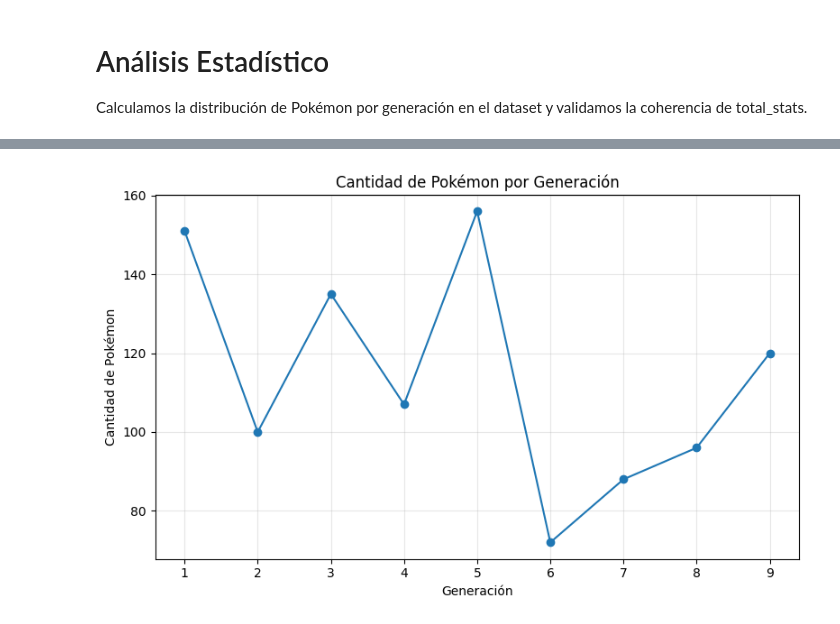
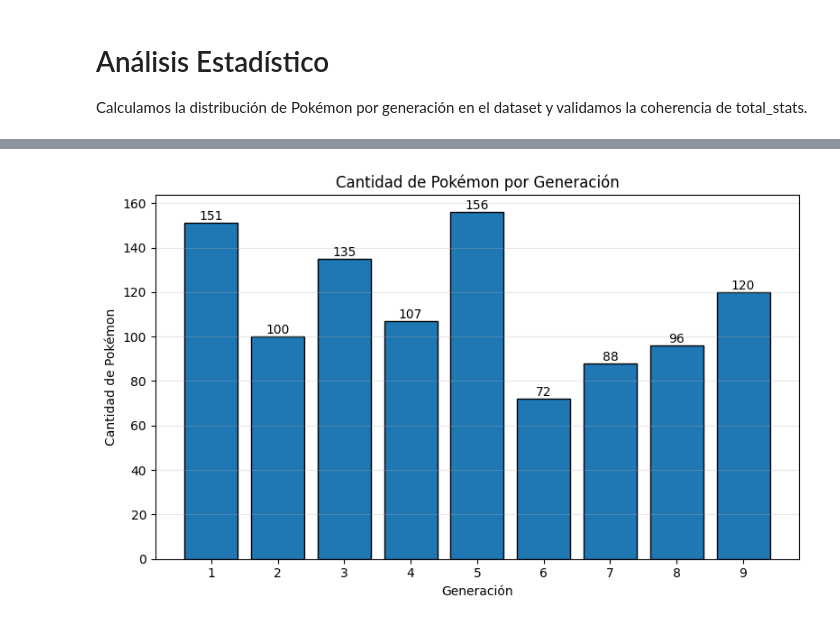
Before and after one commit to Amin-117/trabajo-practico-n-1-big-data, a Jupyter notebook: main.numpy.ipynb, the cells around one changed output, grey strips where cells are left out. Cells and saved outputs as stored; diff of their text form; code cells hidden in the pictures.

```diff
--- a/main.numpy.ipynb
+++ b/main.numpy.ipynb
@@ -132,47 +144,99 @@ Generamos el plot de cantidad de Pokémon por generación y el histograma de pod
 # =================================================================
 import matplotlib.pyplot as plt
 
 def generar_graficos_tp(dataframe, x_gen, y_gen):
-    # 1. Gráfico de Líneas (Generaciones)
+    # 1. Gráfico de Barras Verticales (Generaciones)
     plt.figure(figsize=(8, 5))
-    plt.plot(x_gen, y_gen, marker="o", linestyle="-", color="tab:blue")
+    x_labels = [str(g) for g in x_gen]
+    bars = plt.bar(x_labels, y_gen, color="tab:blue", edgecolor="black")
     plt.xlabel("Generación")
     plt.ylabel("Cantidad de Pokémon")
     plt.title("Cantidad de Pokémon por Generación")
-    plt.grid(alpha=0.3)
+    plt.grid(alpha=0.3, axis="y")
+    # Etiquetas de valor encima de cada barra
+    for bar in bars:
+        height = bar.get_height()
+        plt.text(bar.get_x() + bar.get_width()/2., height,
+                f'{int(height)}', ha='center', va='bottom', fontsize=10)
     plt.tight_layout()
     plt.savefig("grafico_generaciones.png")
     plt.show()
 
     # 2. Histograma (Poder Total)
     plt.figure(figsize=(8, 5))
     plt.hist(dataframe["total_stats"].dropna(), bins=20, color="skyblue", edgecolor="black")
     plt.xlabel("Poder Total")
     plt.ylabel("Cantidad de Pokémon")
     plt.title("Distribución del Poder Total")
     plt.grid(alpha=0.3)
     plt.tight_layout()
     plt.savefig("histograma_poder.png")
     plt.show()
 
-    # 3. Gráfico de Torta (Tipo Único vs Dual)
-    # Verificamos si existe la columna, si no, la creamos al vuelo
-    if "es_dual" not in dataframe.columns:
-        dataframe["es_dual"] = dataframe["type2"].notna()
+    # 3. Barras Horizontales Apiladas (Tipo Único vs Dual por Generación)
+    # Preparar datos por generación
+    stacked_data = dataframe.groupby("generation_number")["es_dual"].value_counts().unstack(fill_value=0)
+    stacked_data = stacked_data.reindex(sorted(stacked_data.index), fill_value=0)
+    stacked_data.columns = ["Único", "Dual"]
 
-    proportions = dataframe["es_dual"].value_counts(normalize=True)
-
-    plt.figure(figsize=(6, 6))
-    plt.pie(proportions, labels=["Único", "Dual"], autopct="%1.1f%%",
-            startangle=90, colors=["#66c2a5", "#fc8d62"])
-    plt.title("Proporción de Pokémon Tipo Único vs Dual")
-    plt.axis("equal")
+    plt.figure(figsize=(8, 6))
+    stacked_data.plot(kind="barh", stacked=True, color=["#66c2a5", "#fc8d62"], edgecolor="black")
+    plt.xlabel("Cantidad de Pokémon")
+    plt.ylabel("Generación")
+    plt.title("Tipo Único vs Dual por Generación")
+    plt.legend(title="Tipo", loc="lower right")
+    plt.grid(alpha=0.3, axis="x")
     plt.tight_layout()
-    plt.savefig("pie_tipos.png")
+    plt.savefig("barras_apiladas_tipos.png")
     plt.show()
 
 # EJECUCIÓN ÚNICA
-# Asegurate de pasar 'df' (tu dataframe) y los valores de generación
 generar_graficos_tp(df, values, counts)
+
+# =================================================================
+# SECCIÓN: VISUALIZACIÓN AVANZADA
+# =================================================================
+import seaborn as sns
+
+# 1. Gráfico de Barras: Promedio de Poder Total por Generación
+plt.figure(figsize=(10, 6))
+avg_power = df.groupby("generation_number")["total_stats"].mean().reset_index()
+avg_power = avg_power.sort_values("generation_number")
+
+# Usar paleta degradada
+colors = sns.color_palette("viridis", n_colors=len(avg_power))
+bars = plt.bar(avg_power["generation_number"].astype(str), avg_power["total_stats"], color=colors, edgecolor="black")
+
+# Añadir valores con dos decimales
+for bar in bars:
+    height = bar.get_height()
+    plt.text(bar.get_x() + bar.get_width()/2., height + 1,
+            f'{height:.2f}', ha='center', va='bottom', fontsize=10, fontweight="bold")
+
+plt.xlabel("Generación", fontsize=12)
+plt.ylabel("Promedio de Poder Total", fontsize=12)
+plt.title("Power Creep: Promedio de Poder Total por Generación", fontsize=14, fontweight="bold")
+plt.grid(alpha=0.3, axis="y")
+plt.ylim(0, max(avg_power["total_stats"]) * 1.15)
+plt.tight_layout()
+plt.savefig("promedio_poder_generacion.png")
+plt.show()
+
+# 2. Mapa de Calor (Heatmap): Frecuencia de Combinaciones de Tipos
+# Filtrar solo Pokémon con dos tipos
+df_dual = df[df["type_2"].notna() & (df["type_2"].astype(str).str.lower() != "nan")].copy()
+
+# Crear matriz de frecuencia
+type_matrix = pd.crosstab(df_dual["type_1"], df_dual["type_2"])
+
+plt.figure(figsize=(14, 10))
+sns.heatmap(type_matrix, cmap="YlGnBu", annot=True, fmt="d",
+            linewidths=0.5, cbar_kws={"label": "Frecuencia"})
+plt.xlabel("Tipo 2", fontsize=12)
+plt.ylabel("Tipo 1", fontsize=12)
+plt.title("Mapa de Calor: Frecuencia de Combinaciones de Tipos", fontsize=14, fontweight="bold")
+plt.tight_layout()
+plt.savefig("heatmap_tipos.png")
+plt.show()
 # %% [output]
-[figure, old version]
+[figure, new version]
```
Also changed, not shown: parts of 4 cells of this notebook, 10 other files.
